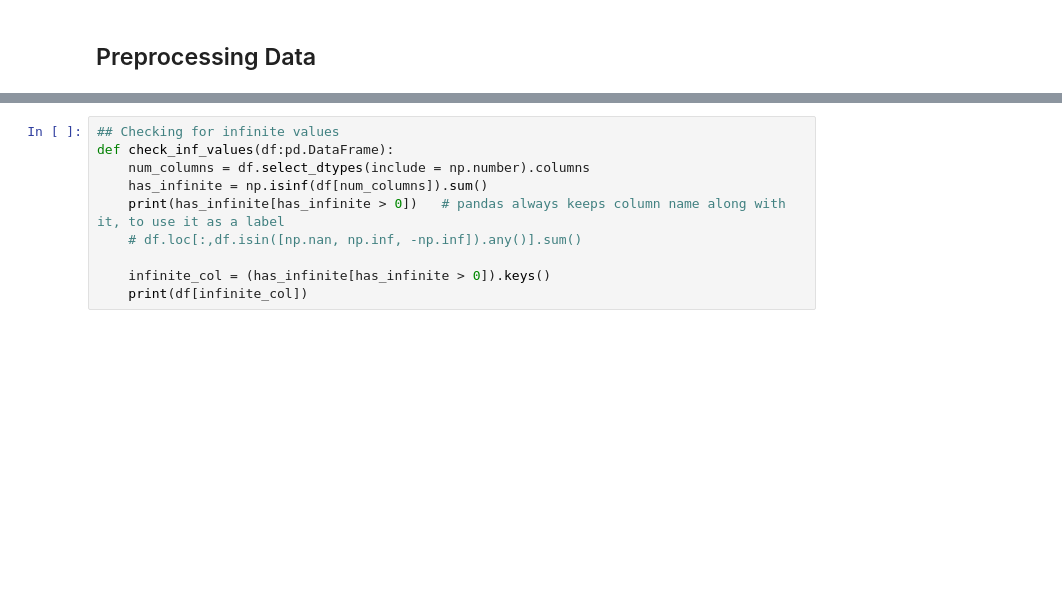
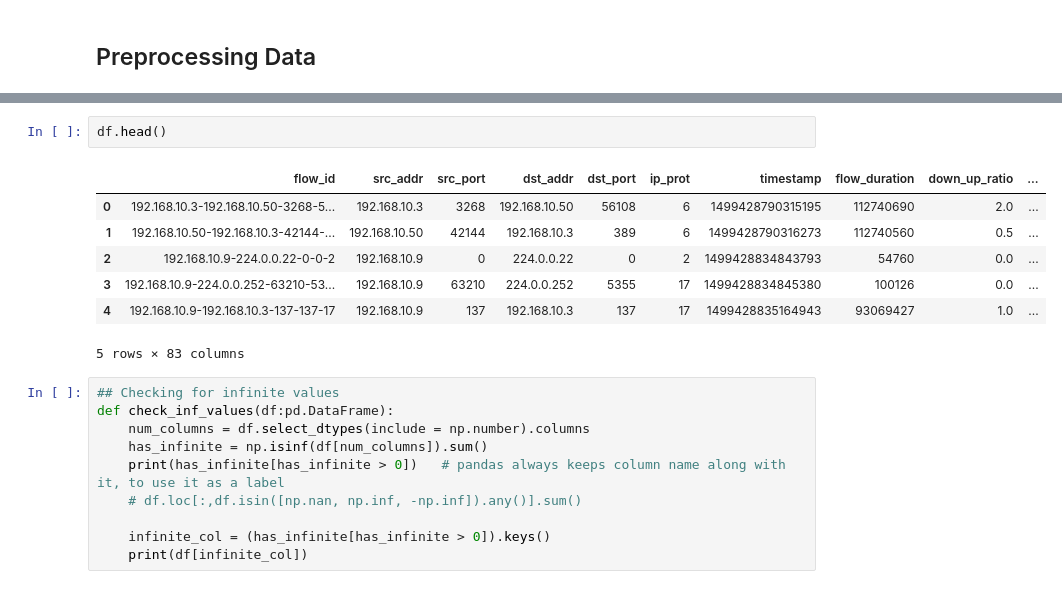
Before and after one commit to Priyanshuc26/ActiveFlow-NIDS, a Jupyter notebook: EDA/EDA.ipynb, the cells around one changed output, grey strips where cells are left out. Cells and saved outputs as stored; diff of their text form; blank space fills up the shorter version.

```diff
--- a/EDA/EDA.ipynb
+++ b/EDA/EDA.ipynb
@@ -100,3 +138,13 @@ def preprocess_column_name(df:pd.DataFrame):
+# %%
+df.head()
+# %% [output]
+|  | flow_id | src_addr | src_port | dst_addr | dst_port | ip_prot | timestamp | flow_duration | down_up_ratio | ... |
+| 0 | 192.168.10.3-192.168.10.50-3268-5... | 192.168.10.3 | 3268 | 192.168.10.50 | 56108 | 6 | 1499428790315195 | 112740690 | 2.0 | ... |
+| 1 | 192.168.10.50-192.168.10.3-42144-... | 192.168.10.50 | 42144 | 192.168.10.3 | 389 | 6 | 1499428790316273 | 112740560 | 0.5 | ... |
+| 2 | 192.168.10.9-224.0.0.22-0-0-2 | 192.168.10.9 | 0 | 224.0.0.22 | 0 | 2 | 1499428834843793 | 54760 | 0.0 | ... |
+| 3 | 192.168.10.9-224.0.0.252-63210-53... | 192.168.10.9 | 63210 | 224.0.0.252 | 5355 | 17 | 1499428834845380 | 100126 | 0.0 | ... |
+| 4 | 192.168.10.9-192.168.10.3-137-137-17 | 192.168.10.9 | 137 | 192.168.10.3 | 137 | 17 | 1499428835164943 | 93069427 | 1.0 | ... |
+5 rows × 83 columns
 # %%
 ## Checking for infinite values
 def check_inf_values(df:pd.DataFrame):
```
Also changed, not shown: parts of 23 cells of this notebook, 6 other files.
